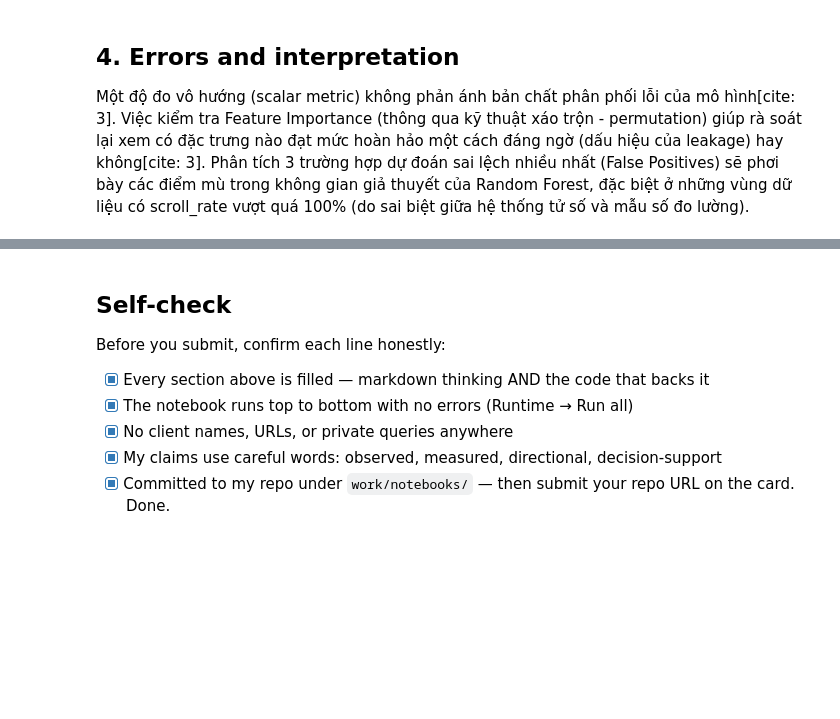
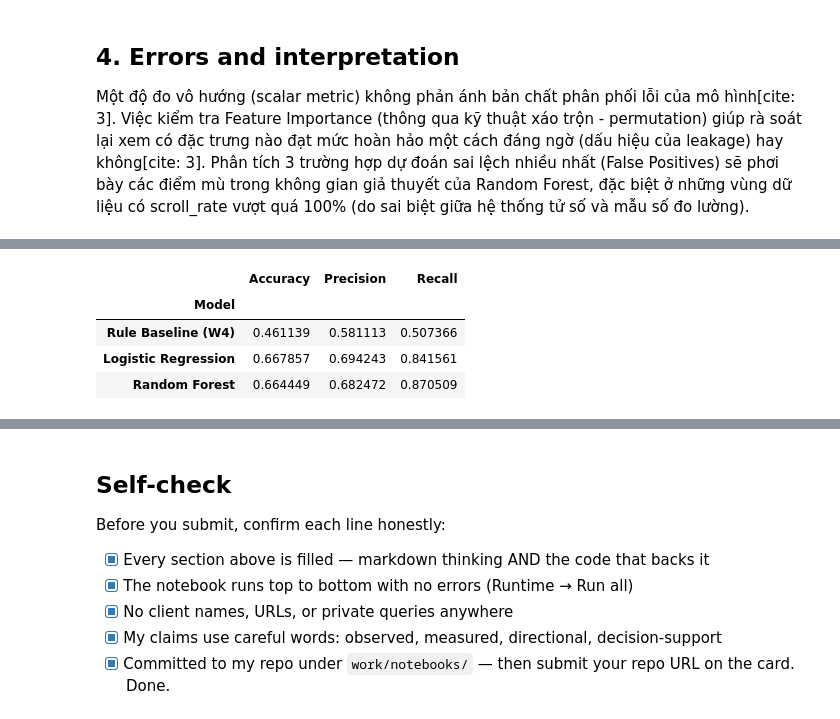
Before and after one commit to John-hcmus/flyrank-ML-internship-starter, a Jupyter notebook: work/notebooks/w05_model.ipynb, the cells around one changed output, grey strips where cells are left out. Drawn from its saved outputs; the diff is of its cells as text; code cells hidden in the pictures; blank space fills up the shorter version.

Commit message:
Được tạo bằng Colab

```diff
--- a/work/notebooks/w05_model.ipynb
+++ b/work/notebooks/w05_model.ipynb
@@ -243,0 +206,51 @@ Tại index 64, mức tăng trưởng tuyệt đối khá mạnh ($250 \to 363$)
+# %%
+from sklearn.preprocessing import StandardScaler
+from sklearn.metrics import accuracy_score, precision_score, recall_score
+from typing import List
+import numpy as np
+import pandas as pd
+
+# Giả lập Baseline Tuần 4
+baseline_threshold = X_train['ctr'].median()
+y_pred_baseline = (X_test['ctr'] < baseline_threshold).astype(int)
+
+# Chuẩn hóa giữ nguyên dạng DataFrame có tên cột
+scaler = StandardScaler()
+X_train_scaled = pd.DataFrame(scaler.fit_transform(X_train.fillna(0)), columns=X_train.columns)
+X_test_scaled = pd.DataFrame(scaler.transform(X_test.fillna(0)), columns=X_test.columns)
+
+# Khởi tạo và tối ưu các mô hình
+log_reg = LogisticRegression(max_iter=1000, random_state=RANDOM_SEED)
+log_reg.fit(X_train_scaled, y_train)
+y_pred_lr = log_reg.predict(X_test_scaled)
+
+rf = RandomForestClassifier(n_estimators=100, max_depth=10, random_state=RANDOM_SEED)
+rf.fit(X_train_scaled, y_train) # Lúc này RF được fit bằng DataFrame có tên cột
+y_pred_rf = rf.predict(X_test_scaled)
+
+# Hàm đánh giá
+def evaluate_model(y_true: np.ndarray, preds: List[np.ndarray], model_names: List[str]) -> pd.DataFrame:
+    results = []
+    for p, name in zip(preds, model_names):
+        results.append({
+            'Model': name,
+            'Accuracy': accuracy_score(y_true, p),
+            'Precision': precision_score(y_true, p, zero_division=0),
+            'Recall': recall_score(y_true, p, zero_division=0)
+        })
+    return pd.DataFrame(results).set_index('Model')
+
+# Bảng so sánh
+comparison_table = evaluate_model(
+    y_test,
+    [y_pred_baseline, y_pred_lr, y_pred_rf],
+    ['Rule Baseline (W4)', 'Logistic Regression', 'Random Forest']
+)
+
+display(comparison_table)
+# %% [output]
+|  | Accuracy | Precision | Recall |
+| Model |  |  |  |
+| Rule Baseline (W4) | 0.461139 | 0.581113 | 0.507366 |
+| Logistic Regression | 0.667857 | 0.694243 | 0.841561 |
+| Random Forest | 0.664449 | 0.682472 | 0.870509 |
```
Also changed, not shown: parts of 5 cells of this notebook.
